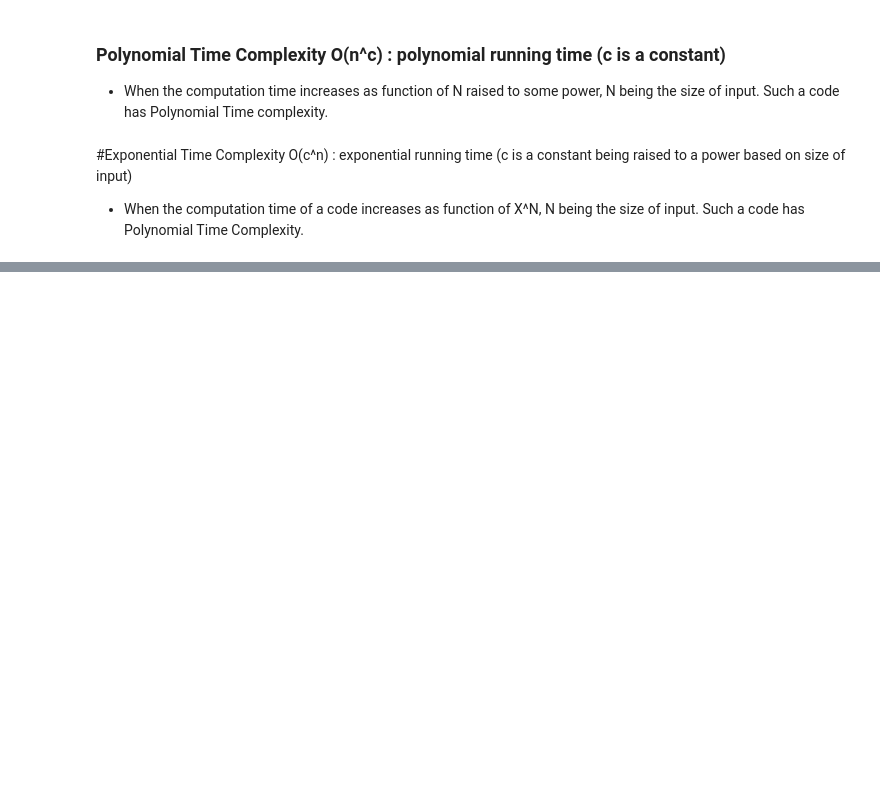
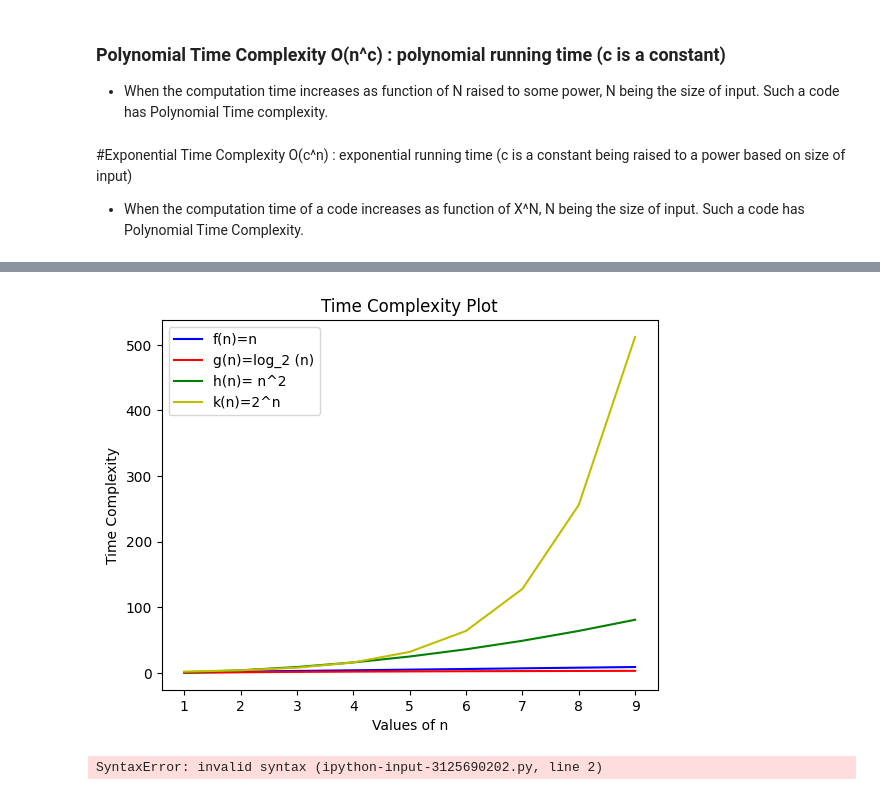
Before and after one commit to kritt17/APS, a Jupyter notebook: Lab_3_Growth_of_function.ipynb, the cells around one changed output, grey strips where cells are left out. Drawn from its saved outputs; the diff is of its cells as text; code cells hidden in the pictures; blank space fills up the shorter version.

```diff
--- a/Lab_3_Growth_of_function.ipynb
+++ b/Lab_3_Growth_of_function.ipynb
@@ -220,2 +221,28 @@ plt.ylabel("Time (2^n operations)")
+# %%
+#Prob_8 plot graph similar to above figure
+n = [1, 2, 3, 4, 5, 6, 7, 8, 9]
+f_n = [val for val in n]
+g_n = [math.log2(val) for val in n]
+h_n = [val**2 for val in n]
+k_n = [2**val for val in n]
+
+plt.plot(n, f_n, label='f(n)=n', color='blue')
+plt.plot(n, g_n, label='g(n)=log_2 (n)', color='red')
+plt.plot(n, h_n, label='h(n)= n^2', color='green')
+plt.plot(n, k_n, label='k(n)=2^n', color='y')
+
+
+plt.title('Time Complexity Plot')
+plt.xlabel('Values of n')
+plt.ylabel('Time Complexity')
+plt.legend()
+
+
+plt.savefig('time_complexity_plot.png')
+# %% [output]
+[figure, added]
 # %%
 # Write a function to perform quick sort and show that it has Logarithmic Time Complexity O(log n)
+def
+# %% [output]
+SyntaxError: invalid syntax (ipython-input-3125690202.py, line 2)
```
Also changed, not shown: parts of 4 cells of this notebook.
